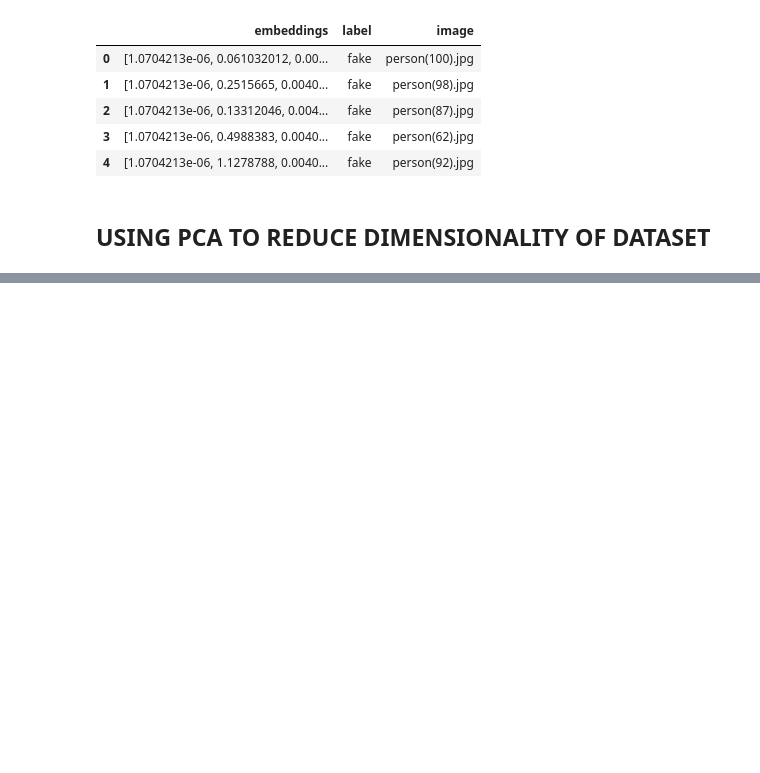
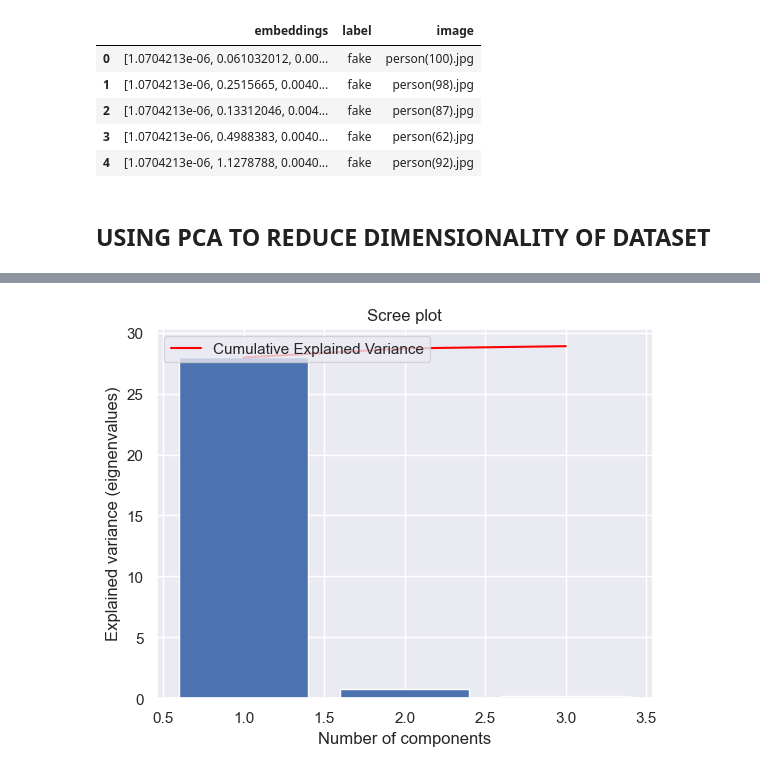
Before and after one commit to cros-nash/ds497, a Jupyter notebook: project/FacialEmbeddingPCA.ipynb, the cells around one changed output, grey strips where cells are left out. Saved outputs shown, nothing was run; the diff lists cells and outputs as text; code cells hidden in the pictures; blank space fills up the shorter version.

Commit message:
finished lab, added pca scree plot visualizaiton and changed confidence thresholds

```diff
--- a/project/FacialEmbeddingPCA.ipynb
+++ b/project/FacialEmbeddingPCA.ipynb
@@ -381,0 +388,39 @@ pd.read_pickle('df_pca_10').head()
+# %%
+import numpy as np
+import matplotlib.pyplot as plt
+import seaborn as sns
+sns.set()
+
+embed_dataset = pd.read_pickle('embed_dataset.pkl')
+embedding_matrix = np.vstack(embed_dataset["embeddings"].values)
+labels = embed_dataset["label"].values
+image = embed_dataset["image"].values
+
+pca = PCA(n_components=3)
+reduced_embeddings = pca.fit_transform(embedding_matrix)
+pca_df = pd.DataFrame(reduced_embeddings)
+pca_df["label"] = labels
+pca_df["image"] = image
+
+# Scree Plot
+import numpy as np
+# Bar plot of explained_variance
+plt.bar(
+    range(1,len(pca.explained_variance_)+1),
+    pca.explained_variance_
+    )
+
+plt.plot(
+    range(1,len(pca.explained_variance_ )+1),
+    np.cumsum(pca.explained_variance_),
+    c='red',
+    label='Cumulative Explained Variance')
+
+plt.legend(loc='upper left')
+plt.xlabel('Number of components')
+plt.ylabel('Explained variance (eignenvalues)')
+plt.title('Scree plot')
+
+plt.show()
+# %% [output]
+[figure, added]
```
Also changed, not shown: parts of 4 cells of this notebook, 15 other files.
